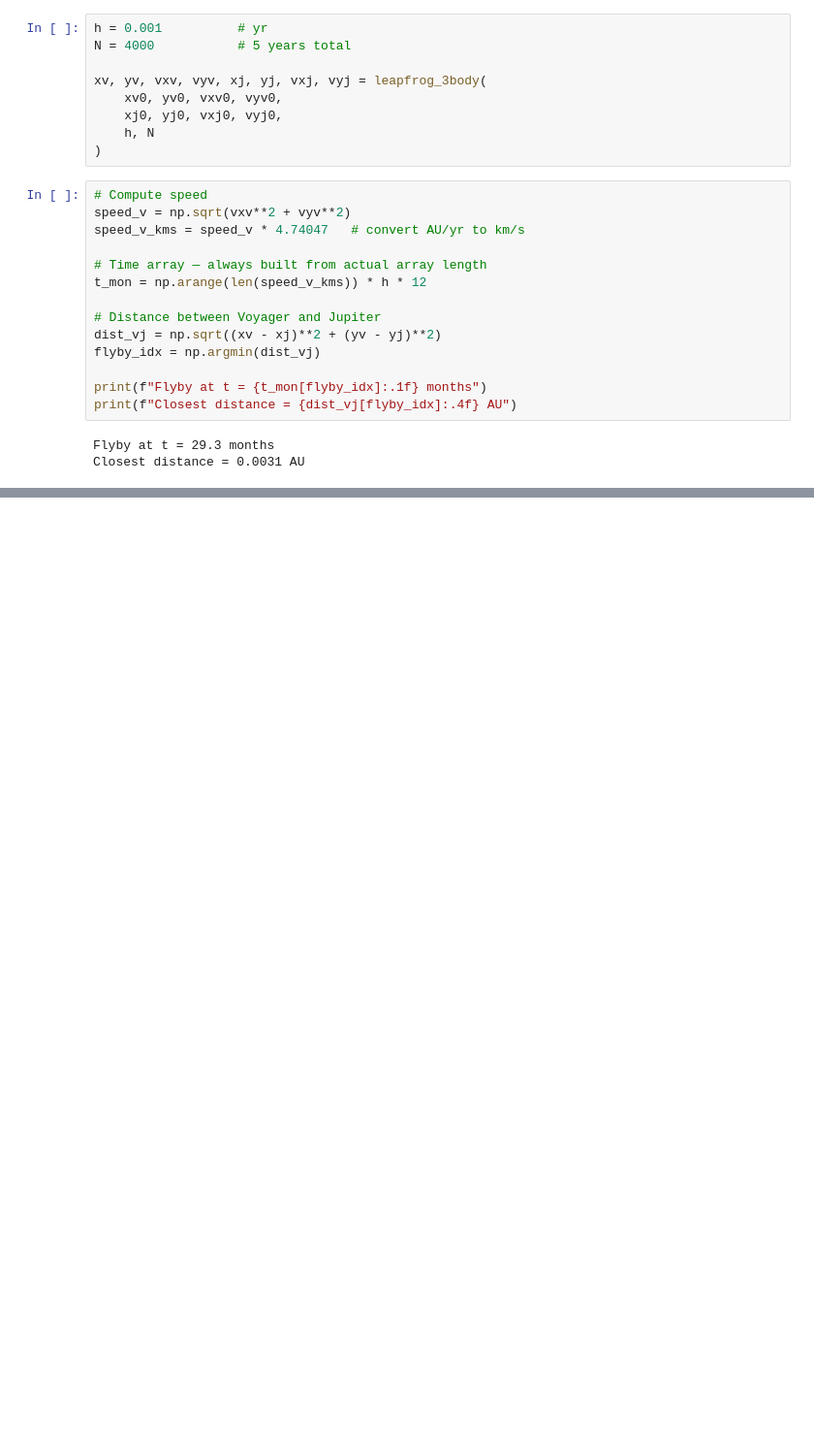
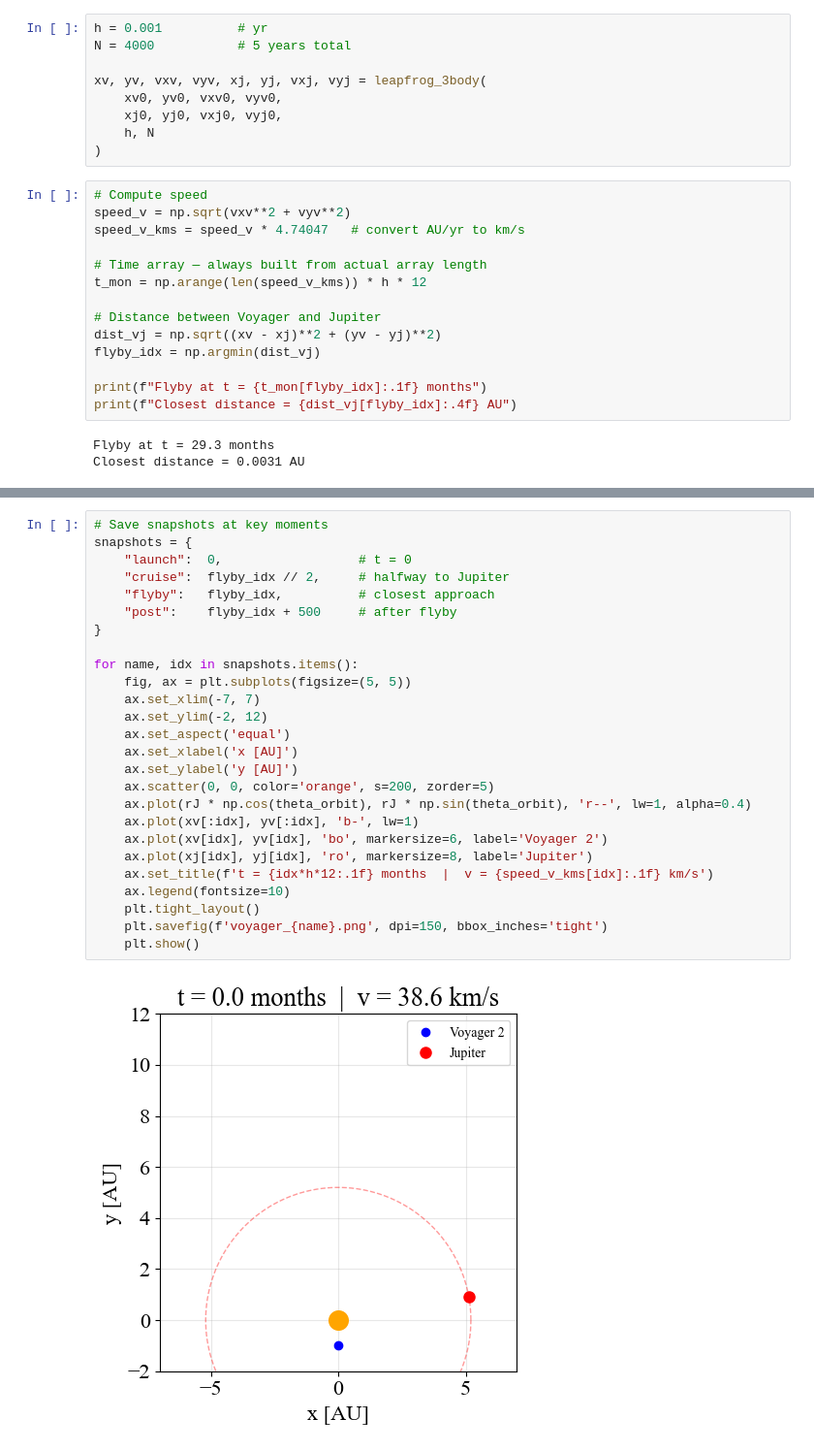
Before and after one commit to Aradhikaaa/N-Body-Simulations, a Jupyter notebook: voyager.ipynb, the cells around one changed output, grey strips where cells are left out. Shown at 97% size. Cells and saved outputs as stored; diff of their text form; blank space fills up the shorter version.

```diff
--- a/voyager.ipynb
+++ b/voyager.ipynb
@@ -218,3 +258,31 @@ display(HTML(ani.to_html5_video()))
 # %% [output]
 [interactive output not drawn]
 <Figure size 800x800 with 0 Axes>
+# %%
+# Save snapshots at key moments
+snapshots = {
+    "launch":  0,                  # t = 0
+    "cruise":  flyby_idx // 2,     # halfway to Jupiter
+    "flyby":   flyby_idx,          # closest approach
+    "post":    flyby_idx + 500     # after flyby
+}
+
+for name, idx in snapshots.items():
+    fig, ax = plt.subplots(figsize=(5, 5))
+    ax.set_xlim(-7, 7)
+    ax.set_ylim(-2, 12)
+    ax.set_aspect('equal')
+    ax.set_xlabel('x [AU]')
+    ax.set_ylabel('y [AU]')
+    ax.scatter(0, 0, color='orange', s=200, zorder=5)
+    ax.plot(rJ * np.cos(theta_orbit), rJ * np.sin(theta_orbit), 'r--', lw=1, alpha=0.4)
+    ax.plot(xv[:idx], yv[:idx], 'b-', lw=1)
+    ax.plot(xv[idx], yv[idx], 'bo', markersize=6, label='Voyager 2')
+    ax.plot(xj[idx], yj[idx], 'ro', markersize=8, label='Jupiter')
+    ax.set_title(f't = {idx*h*12:.1f} months  |  v = {speed_v_kms[idx]:.1f} km/s')
+    ax.legend(fontsize=10)
+    plt.tight_layout()
+    plt.savefig(f'voyager_{name}.png', dpi=150, bbox_inches='tight')
+    plt.show()
+# %% [output]
+[figure, added]
```
Also changed, not shown: parts of 10 cells of this notebook.
